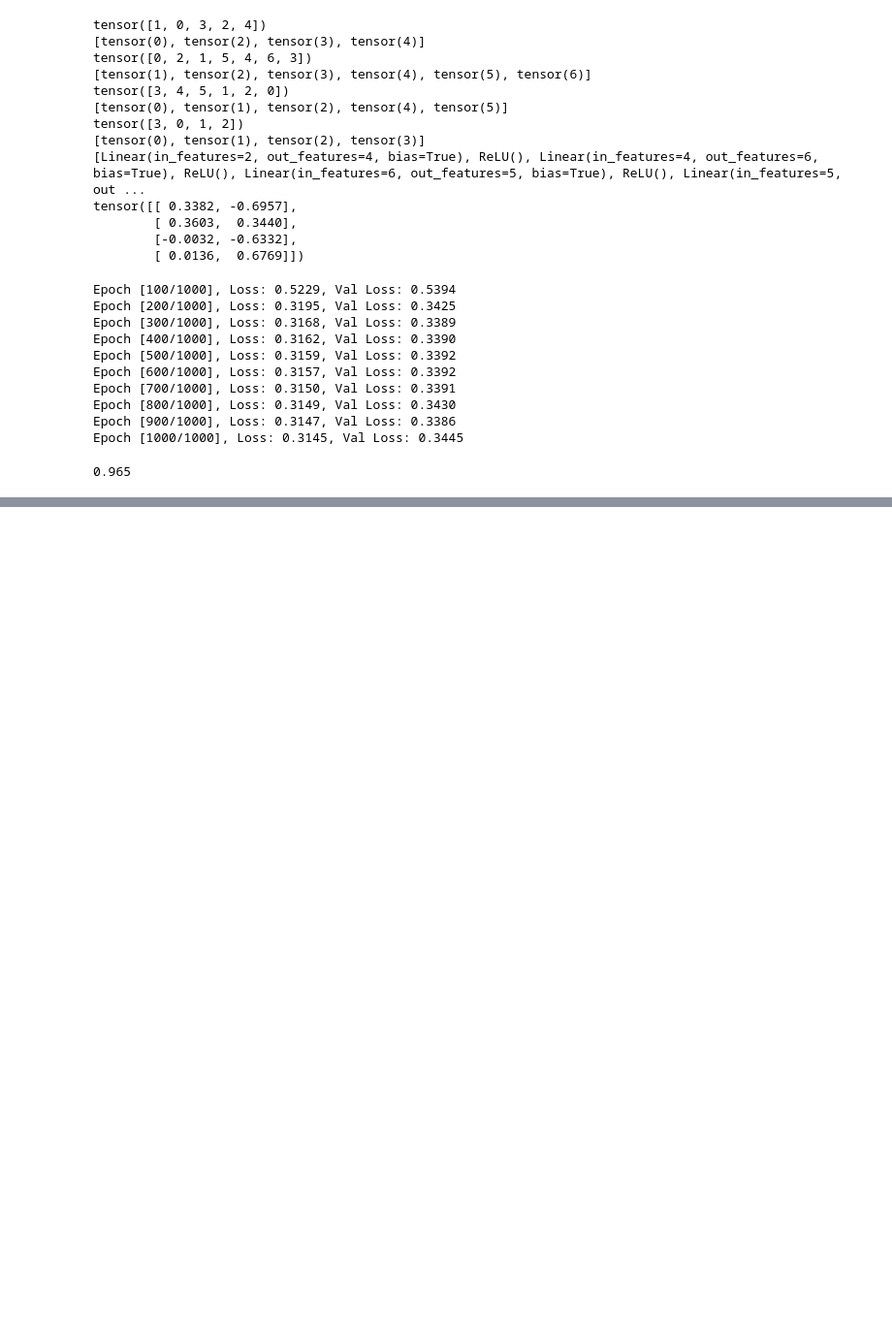
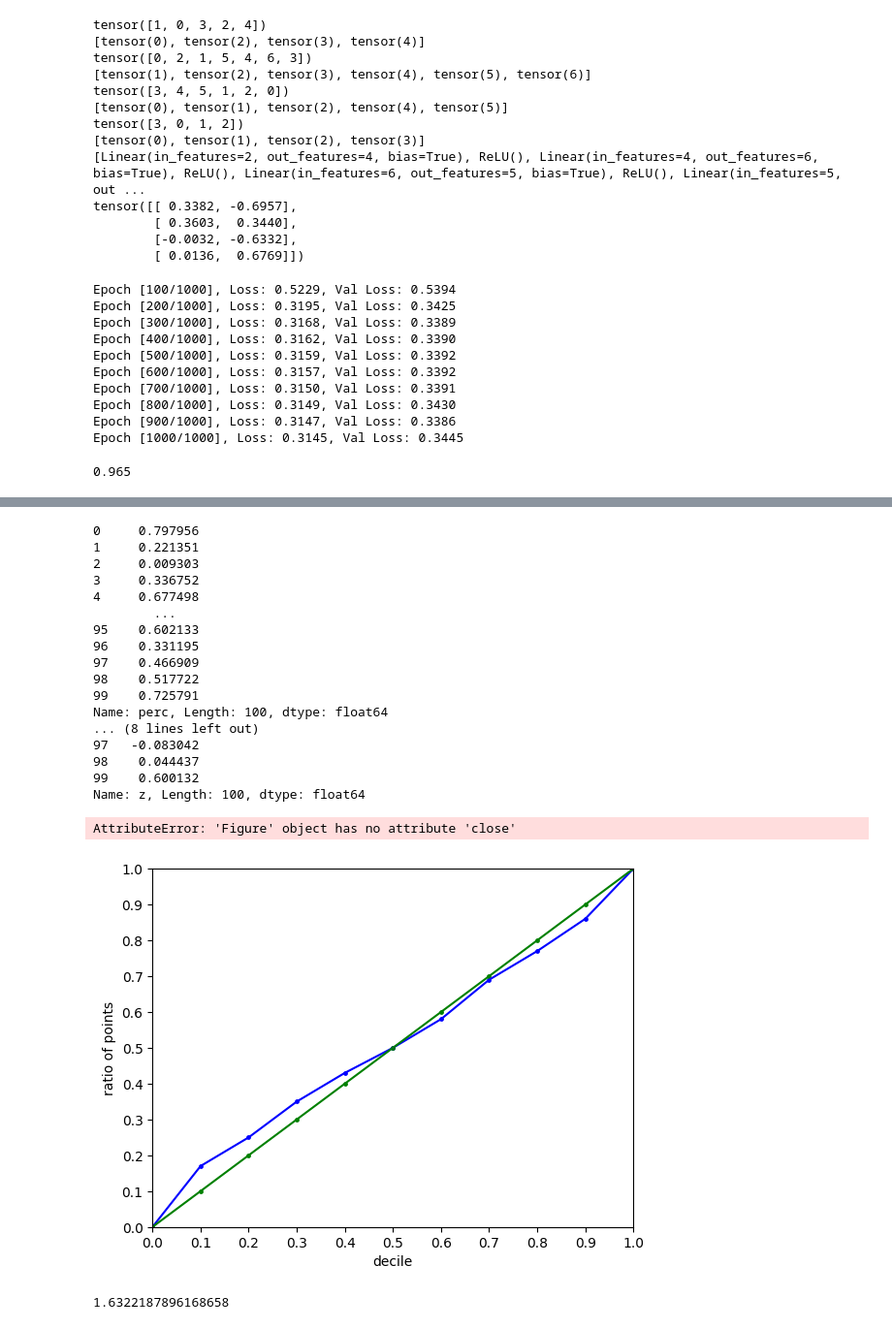
Before and after one commit to ksheersagaragrawal/LotteryTicketPruning, a Jupyter notebook: playTest/pruneTorch.ipynb, the cells around one changed output, grey strips where cells are left out. Shown: that part at 97% size. Saved outputs shown, nothing was run; the diff lists cells and outputs as text; code cells hidden in the pictures; blank space fills up the shorter version.

```diff
--- a/playTest/pruneTorch.ipynb
+++ b/playTest/pruneTorch.ipynb
@@ -246,0 +294,75 @@ y_val_outputs = pruned_model(X_val_tensor).argmax(dim=-1)
+# %%
+import scipy.stats as st
+
+def reliability_diagram(mean, sigma, Y, color="blue", label="Model", marker_size=6):
+    fig, ax = plt.subplots()
+    df = pd.DataFrame()
+    df["mean"] = mean
+    df["sigma"] = sigma
+    df["Y"] = Y
+    df["z"] = (df["Y"] - df["mean"]) / df["sigma"]
+    df["perc"] = st.norm.cdf(df["z"])
+    print(df["perc"])
+    print(df["z"])
+    k = np.arange(0, 1.1, 0.1)
+    counts = []
+    df2 = pd.DataFrame()
+    df2["Interval"] = k
+    df2["Ideal"] = k
+    for i in range(0, 11):
+        l = df[df["perc"] < 0.5 + i * 0.05]
+        l = l[l["perc"] >= 0.5 - i * 0.05]
+        counts.append(len(l) / len(df))
+    df2["Counts"] = counts
+
+    ax.plot(k, counts, color=color, label=label)
+
+    ax.scatter(k, counts, color=color,s=marker_size)
+    ax.scatter(k, k,color="green",s=marker_size)
+    ax.set_yticks(k)
+    ax.set_xticks(k)
+    ax.set_xlim([0,1])
+    ax.set_ylim([0,1])
+    # ax.legend()
+    ax.set_xlabel("decile")
+    ax.set_ylabel("ratio of points")
+    ax.plot(k, k, color="green")
+    fig.close()
+
+predictions = model(X_train_tensor).detach().numpy().reshape(-1,)
+# print(predictions)
+# y_pred = y_pred.detach().numpy()
+
+true_labels = y_train_tensor.detach().numpy().reshape(-1,)
+# print(true_labels)
+
+sigma = np.ones((len(predictions),))
+
+reliability_diagram(predictions, sigma, true_labels)
+plt.show()
+# %% [output]
+0     0.797956
+1     0.221351
+2     0.009303
+3     0.336752
+4     0.677498
+        ...
+95    0.602133
+96    0.331195
+97    0.466909
+98    0.517722
+99    0.725791
+Name: perc, Length: 100, dtype: float64
+... (8 lines left out)
+97   -0.083042
+98    0.044437
+99    0.600132
+Name: z, Length: 100, dtype: float64
+AttributeError: 'Figure' object has no attribute 'close'
+[figure, added]
+# %%
+import scipy.stats as st
+
+st.norm.ppf(0.9**0.5)
+# %% [output]
+1.6322187896168658
```
Also changed, not shown: parts of 5 cells of this notebook, 1 other file.
